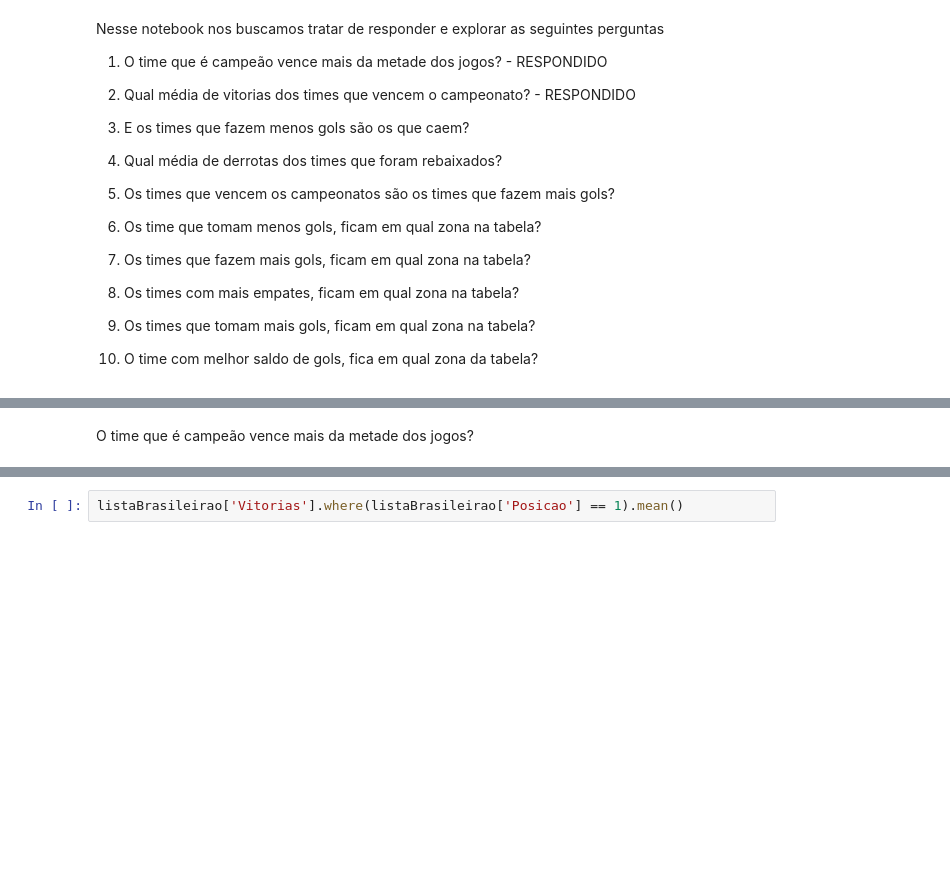
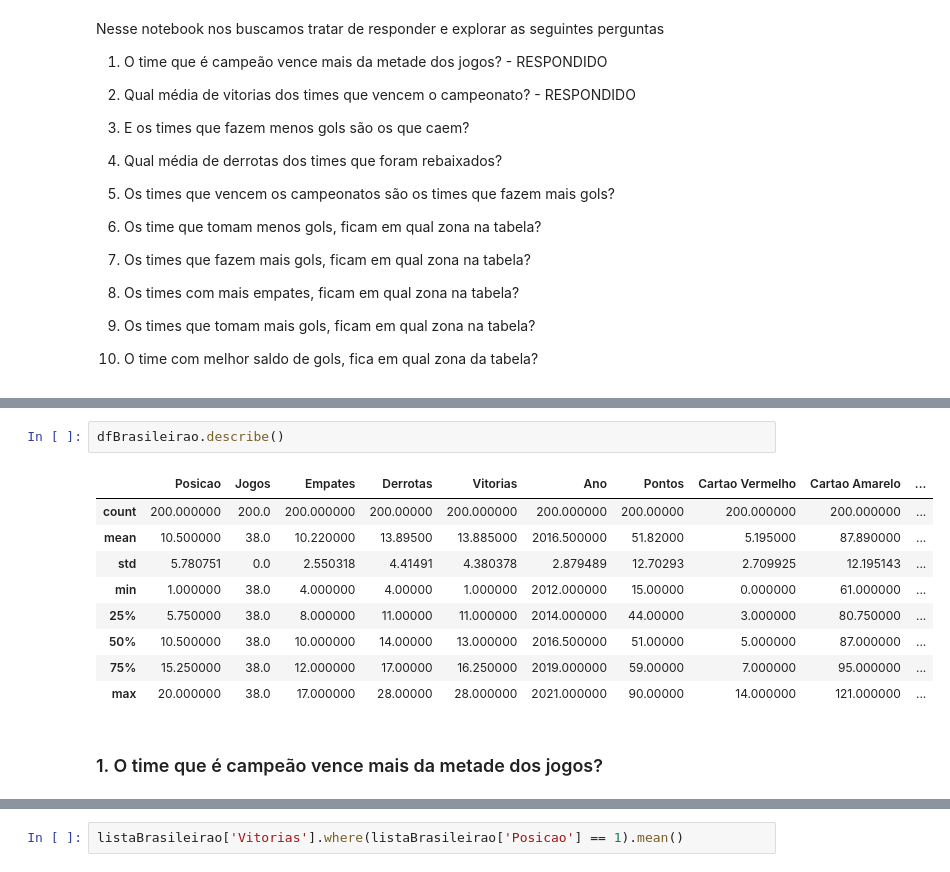
Before and after one commit to bjbomfim/INF1032_AnaliseDeDados_Brasileirao, a Jupyter notebook: primeiraEntrega.ipynb, the cells around one changed output, grey strips where cells are left out. Saved outputs shown, nothing was run; the diff lists cells and outputs as text; blank space fills up the shorter version.

```diff
--- a/primeiraEntrega.ipynb
+++ b/primeiraEntrega.ipynb
@@ -54,3 +84,15 @@ ValueError: Expected object or value
+# %%
+dfBrasileirao.describe()
+# %% [output]
+|  | Posicao | Jogos | Empates | Derrotas | Vitorias | Ano | Pontos | Cartao Vermelho | Cartao Amarelo | ... |
+| count | 200.000000 | 200.0 | 200.000000 | 200.00000 | 200.000000 | 200.000000 | 200.00000 | 200.000000 | 200.000000 | ... |
+| mean | 10.500000 | 38.0 | 10.220000 | 13.89500 | 13.885000 | 2016.500000 | 51.82000 | 5.195000 | 87.890000 | ... |
+| std | 5.780751 | 0.0 | 2.550318 | 4.41491 | 4.380378 | 2.879489 | 12.70293 | 2.709925 | 12.195143 | ... |
+| min | 1.000000 | 38.0 | 4.000000 | 4.00000 | 1.000000 | 2012.000000 | 15.00000 | 0.000000 | 61.000000 | ... |
+| 25% | 5.750000 | 38.0 | 8.000000 | 11.00000 | 11.000000 | 2014.000000 | 44.00000 | 3.000000 | 80.750000 | ... |
+| 50% | 10.500000 | 38.0 | 10.000000 | 14.00000 | 13.000000 | 2016.500000 | 51.00000 | 5.000000 | 87.000000 | ... |
+| 75% | 15.250000 | 38.0 | 12.000000 | 17.00000 | 16.250000 | 2019.000000 | 59.00000 | 7.000000 | 95.000000 | ... |
+| max | 20.000000 | 38.0 | 17.000000 | 28.00000 | 28.000000 | 2021.000000 | 90.00000 | 14.000000 | 121.000000 | ... |
 # %% [markdown]
-O time que é campeão vence mais da metade dos jogos?
+### 1. O time que é campeão vence mais da metade dos jogos?
 # %%
```
Also changed, not shown: parts of 13 cells of this notebook.
